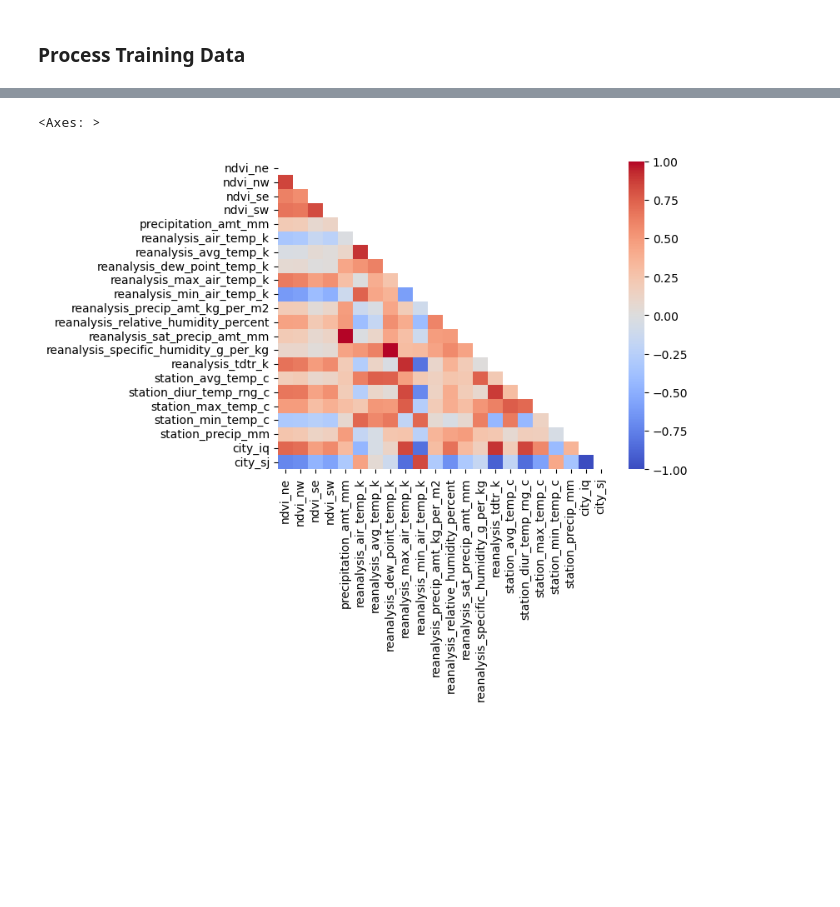
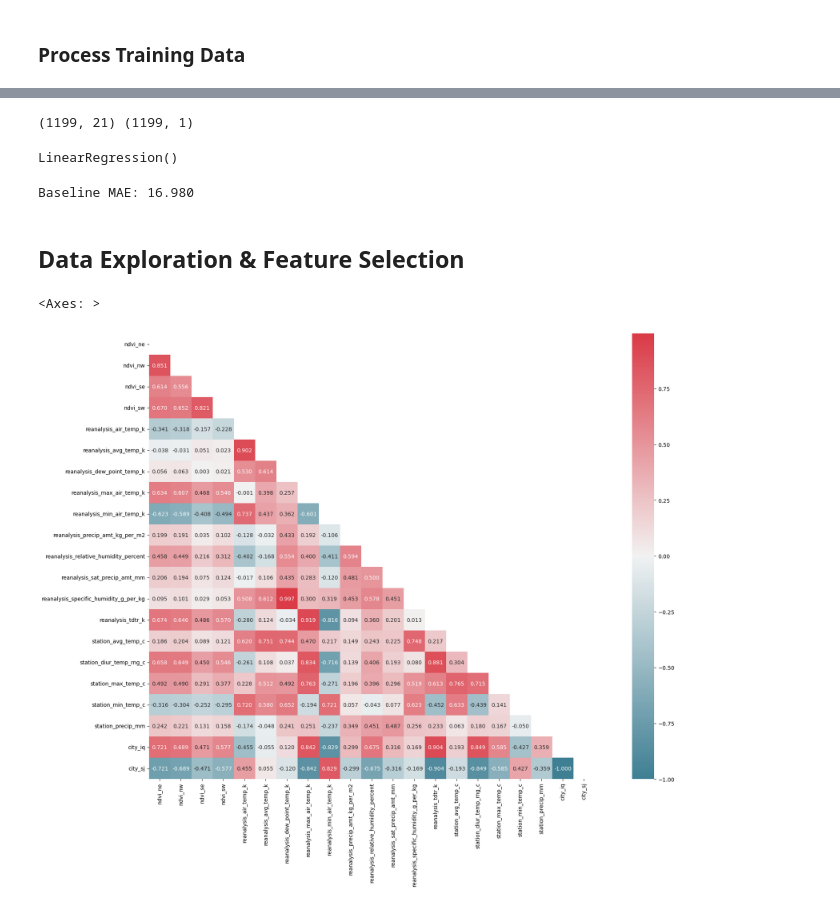
Before and after one commit to tedi529/Dengue-Fever-Predictions, a Jupyter notebook: Dengue Fever Model.ipynb, the cells around one changed output, grey strips where cells are left out. Cells and saved outputs as stored; diff of their text form; code cells hidden in the pictures; blank space fills up the shorter version.

Commit message:
Baseline Model

```diff
--- a/Dengue Fever Model.ipynb
+++ b/Dengue Fever Model.ipynb
@@ -67,9 +84,9 @@ labels_df
 # %%
-# Drop unneccesary features
-features_training_processing = features_training_df.drop(columns=['year','weekofyear','week_start_date'])
+# Drop unneccesary and duplicate features
+features_training_processing = features_training_df.drop(columns=['year','weekofyear','week_start_date','precipitation_amt_mm'])
 features_training_processing
 
 # One-hot encode city column
-features_encoded = pd.get_dummies(features_training_processing, columns=['city'])
-features_encoded.head()
+features_encoded_df = pd.get_dummies(features_training_processing, columns=['city'])
+features_encoded_df
 # %% [output]
@@ -103,0 +153,7 @@ dtype: int64
+# %%
+# Assign training dataset into X(features) and y(label)
+X = combined_baseline_encoded_df.drop('total_cases', axis=1)
+y = combined_baseline_encoded_df['total_cases'].values.reshape(-1,1)
+print(X.shape, y.shape)
+# %% [output]
+(1199, 21) (1199, 1)
@@ -104,11 +163,29 @@ dtype: int64
+# %%
+# Fit (train) baseline model using training data
+model = LinearRegression()
+model.fit(X_train, y_train)
+# %% [output]
+LinearRegression()
+# %%
+# Evaluate baseline model
+yhat = model.predict(X_eval)
+# evaluate predictions
+mae = mean_absolute_error(y_eval, yhat)
+print('Baseline MAE: %.3f' % mae)
+# %% [output]
+Baseline MAE: 16.980
+# %% [markdown]
+## Data Exploration & Feature Selection
 # %%
 # Examine pearson correlation matrix to see if some variables should be excluded from analysis
 corr_matrix = features_encoded.corr(method='pearson') #.unstack().sort_values().drop_duplicates()
 
 # Create heatmap for easier visualization
+plt.figure(figsize = (25,15))
 lower = np.triu(corr_matrix)
-sb.heatmap(corr_matrix,cmap='coolwarm', mask=lower)
-# Customary to keep features with correlation coefficients smaller than absolute value of 0.8
+sb.heatmap(corr_matrix,cmap=sb.diverging_palette(220, 10, as_cmap=True), annot=True, square=True, fmt='.3f', mask=lower)
+
+# Customary to keep variables with correlation coefficients smaller than absolute value of 0.8
 # %% [output]
 <Axes: >
-[figure, old version]
+[figure, new version]
```
Also changed, not shown: parts of 13 cells of this notebook.
